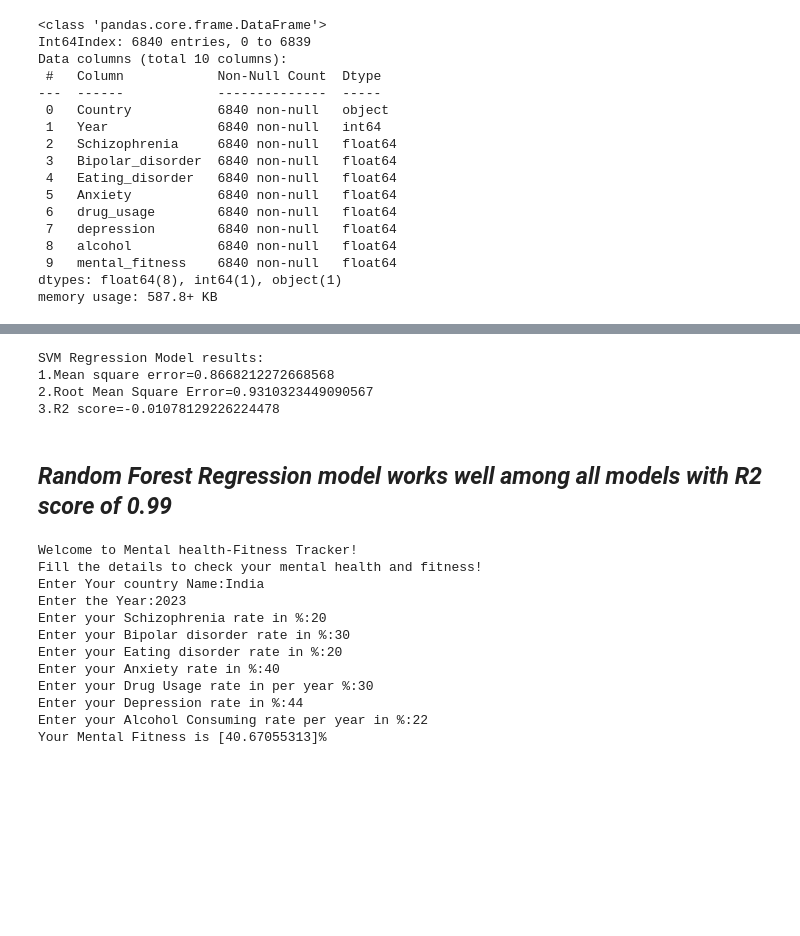
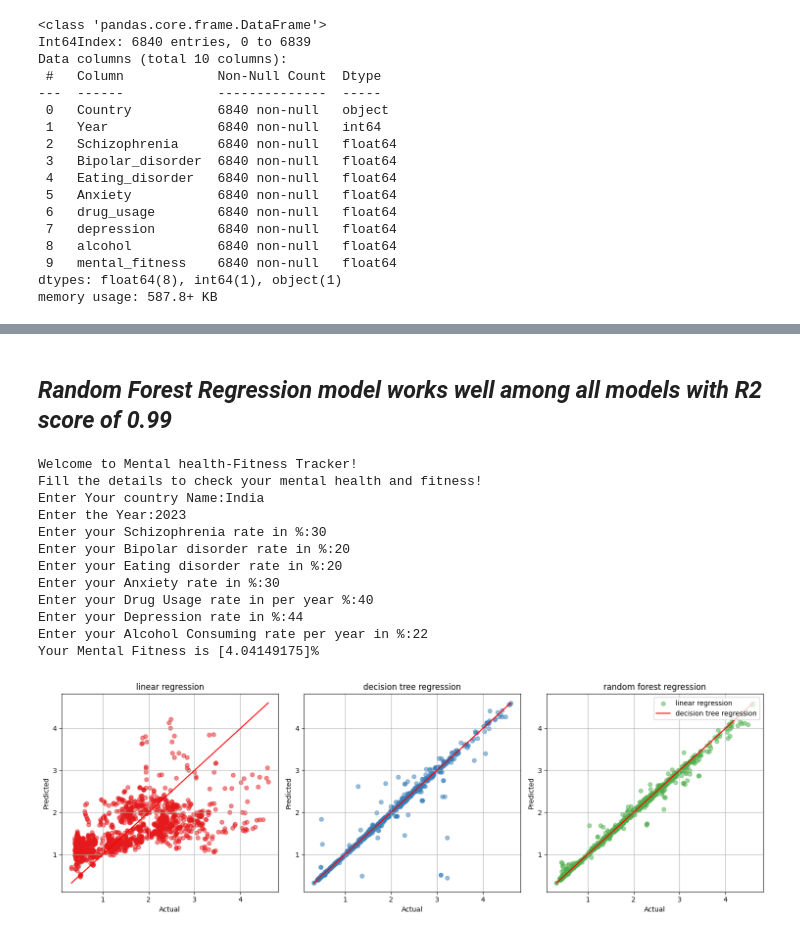
Before and after one commit to sriraghavi22/mental-fitness-tracker, a Jupyter notebook: mental_fitness_tracker.ipynb, the cells around one changed output, grey strips where cells are left out. Drawn from its saved outputs; the diff is of its cells as text; code cells hidden in the pictures; blank space fills up the shorter version.

```diff
--- a/mental_fitness_tracker.ipynb
+++ b/mental_fitness_tracker.ipynb
@@ -136,6 +136,9 @@ for i in d.columns:
 # %%
 x = d.drop('mental_fitness',axis=1)
 y = d['mental_fitness']
+# %%
+x=x.values
+y=y.values
 # %%
 from sklearn.model_selection import train_test_split
 x_train,x_test,y_train,y_test=train_test_split(x,y,test_size=0.2,random_state=0)
@@ -199,26 +202,6 @@ Random Forest Regression Model results:
-# %%
-from sklearn.svm import SVR
-from sklearn.metrics import mean_squared_error, r2_score
-
-s = SVR()
-s.fit(x_train,y_train)
-
-y_pred=s.predict(x_test)
-
-mse = mean_squared_error(y_test, y_pred)
-rmse = (np.sqrt(mean_squared_error(y_test, y_pred)))
-r2 = r2_score(y_test, y_pred)
-
-print("SVM Regression Model results:\n1.Mean square error={}\n2.Root Mean Square Error={}\n3.R2 score={}".format(mse,rmse,r2))
-# %% [output]
-SVM Regression Model results:
-1.Mean square error=0.8668212272668568
-2.Root Mean Square Error=0.9310323449090567
-3.R2 score=-0.01078129226224478
 # %% [markdown]
 ## ***Random Forest Regression model works well among all models with R2 score of 0.99***
 # %%
-
 print("Welcome to Mental health-Fitness Tracker!\nFill the details to check your mental health and fitness!")
 Country= l.fit_transform([input('Enter Your country Name:')])
 Year= int(input("Enter the Year:"))
@@ -228,20 +211,57 @@ Eating_disorder= (float(input("Enter your Eating disorder rate in %:")))*100
 Anxiety= (float(input("Enter your Anxiety rate in %:")))*10
 drug_usage= (float(input("Enter your Drug Usage rate in per year %:")))*100
 depression= (float(input("Enter your Depression rate in %:")))*10
-alcohol2= (float(input("Enter your Alcohol Consuming rate per year in %:")))*100
+alcohol= (float(input("Enter your Alcohol Consuming rate per year in %:")))*100
 
 prediction= RF.predict([[Country,Year,Schizophrenia, Bipolar_disorder, Eating_disorder,Anxiety,drug_usage,depression,alcohol]])
-print("Your Mental Fitness is {}%".format(prediction*10))
+print("Your Mental Fitness is {}%".format(prediction))
 # %% [output]
 Welcome to Mental health-Fitness Tracker!
 Fill the details to check your mental health and fitness!
 Enter Your country Name:India
 Enter the Year:2023
-Enter your Schizophrenia rate in %:20
-Enter your Bipolar disorder rate in %:30
+Enter your Schizophrenia rate in %:30
+Enter your Bipolar disorder rate in %:20
 Enter your Eating disorder rate in %:20
-Enter your Anxiety rate in %:40
-Enter your Drug Usage rate in per year %:30
+Enter your Anxiety rate in %:30
+Enter your Drug Usage rate in per year %:40
 Enter your Depression rate in %:44
 Enter your Alcohol Consuming rate per year in %:22
-Your Mental Fitness is [40.67055313]%
+Your Mental Fitness is [4.04149175]%
+# %%
+model_performance={
+    'linear regression':{'predicted':lrm_y_pred , 'actual':y_test},
+    'decision tree regression':{'predicted':dt_y_pred , 'actual':y_test},
+    'random forest regression':{'predicted':rf_y_pred , 'actual':y_test},
+}
+n=len(model_performance)
+nr=(n // 3) + (1 if n % 3 != 0 else 0)
+fig, axes = plt.subplots(nr, 3, figsize=(15, nr * 5))
+
+cp = plt.cm.Set1(range(n))
+
+for i, (model, performance) in enumerate(model_performance.items()):
+    row = i // 3
+    col = i % 3
+    ax = axes[row, col] if nr > 1 else axes[col]
+
+    y_pred = performance['predicted']
+    y_actual = performance['actual']
+
+    ax.scatter(y_actual, y_pred, color=cp[i], alpha=0.5, marker='o')
+
+    ax.plot([y_actual.min(), y_actual.max()], [y_actual.min(), y_actual.max()], color='r')
+
+    ax.set_title(model)
+    ax.set_xlabel('Actual')
+    ax.set_ylabel('Predicted')
+
+    ax.grid(True)
+
+fig.tight_layout()
+
+plt.legend(model_performance.keys(), loc='upper right')
+
+plt.show()
+# %% [output]
+[figure, added]
```
Also changed, not shown: parts of 3 cells of this notebook.
